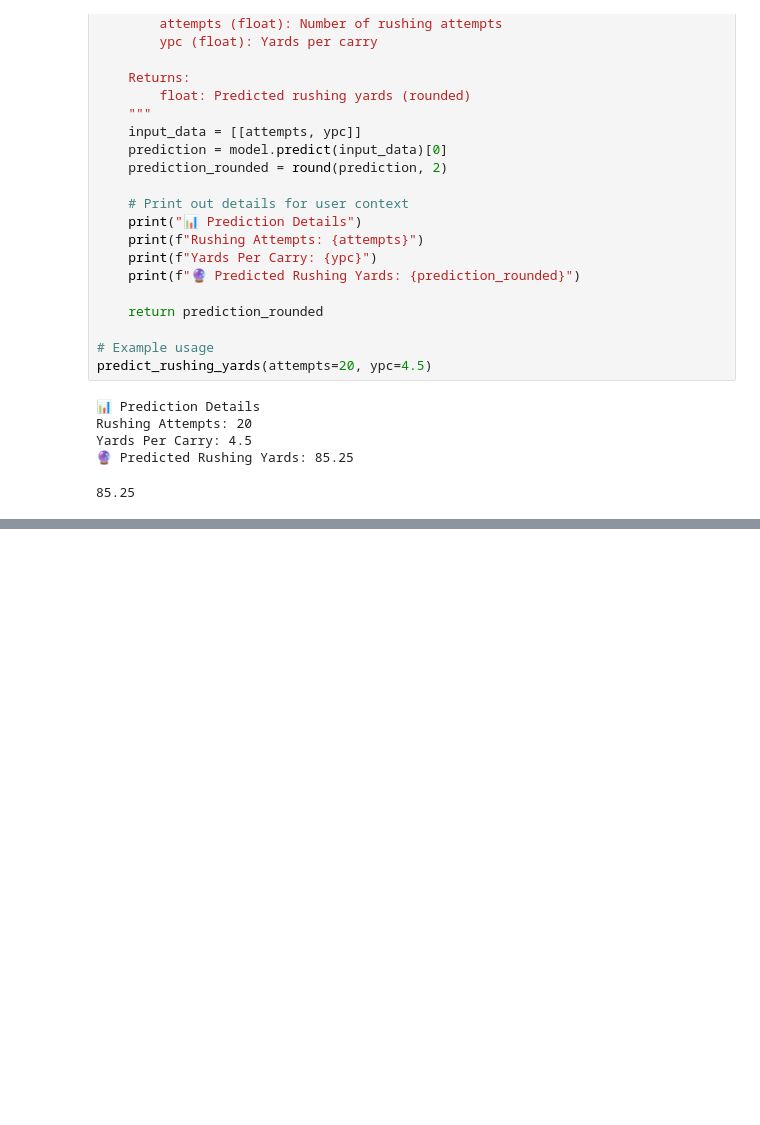
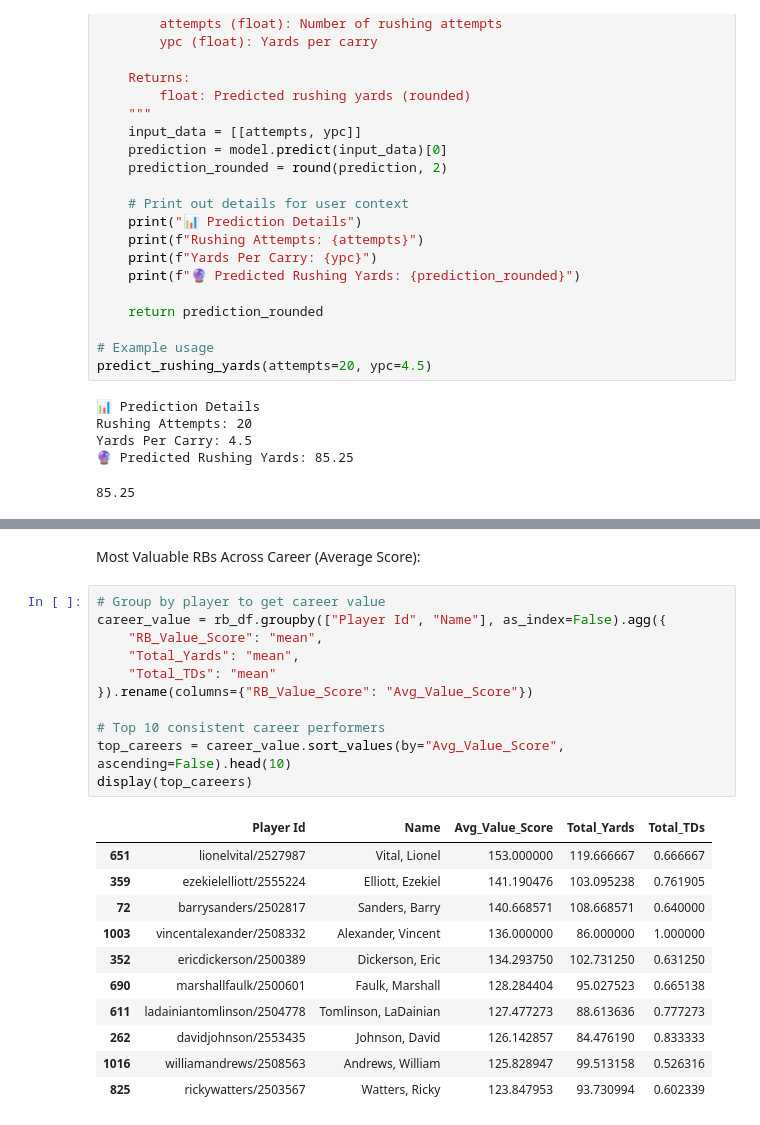
Before and after one commit to Jack-Lewittes/NFL-Analysis, a Jupyter notebook: src/rb_analysis.ipynb, the cells around one changed output, grey strips where cells are left out. Saved outputs shown, nothing was run; the diff lists cells and outputs as text; blank space fills up the shorter version.

```diff
--- a/src/rb_analysis.ipynb
+++ b/src/rb_analysis.ipynb
@@ -226,0 +332,25 @@ Yards Per Carry: 4.5
+# %% [markdown]
+Most Valuable RBs Across Career (Average Score):
+# %%
+# Group by player to get career value
+career_value = rb_df.groupby(["Player Id", "Name"], as_index=False).agg({
+    "RB_Value_Score": "mean",
+    "Total_Yards": "mean",
+    "Total_TDs": "mean"
+}).rename(columns={"RB_Value_Score": "Avg_Value_Score"})
+
+# Top 10 consistent career performers
+top_careers = career_value.sort_values(by="Avg_Value_Score", ascending=False).head(10)
+display(top_careers)
+# %% [output]
+|  | Player Id | Name | Avg_Value_Score | Total_Yards | Total_TDs |
+| 651 | lionelvital/2527987 | Vital, Lionel | 153.000000 | 119.666667 | 0.666667 |
+| 359 | ezekielelliott/2555224 | Elliott, Ezekiel | 141.190476 | 103.095238 | 0.761905 |
+| 72 | barrysanders/2502817 | Sanders, Barry | 140.668571 | 108.668571 | 0.640000 |
+| 1003 | vincentalexander/2508332 | Alexander, Vincent | 136.000000 | 86.000000 | 1.000000 |
+| 352 | ericdickerson/2500389 | Dickerson, Eric | 134.293750 | 102.731250 | 0.631250 |
+| 690 | marshallfaulk/2500601 | Faulk, Marshall | 128.284404 | 95.027523 | 0.665138 |
+| 611 | ladainiantomlinson/2504778 | Tomlinson, LaDainian | 127.477273 | 88.613636 | 0.777273 |
+| 262 | davidjohnson/2553435 | Johnson, David | 126.142857 | 84.476190 | 0.833333 |
+| 1016 | williamandrews/2508563 | Andrews, William | 125.828947 | 99.513158 | 0.526316 |
+| 825 | rickywatters/2503567 | Watters, Ricky | 123.847953 | 93.730994 | 0.602339 |
```
Also changed, not shown: parts of 9 cells of this notebook.
